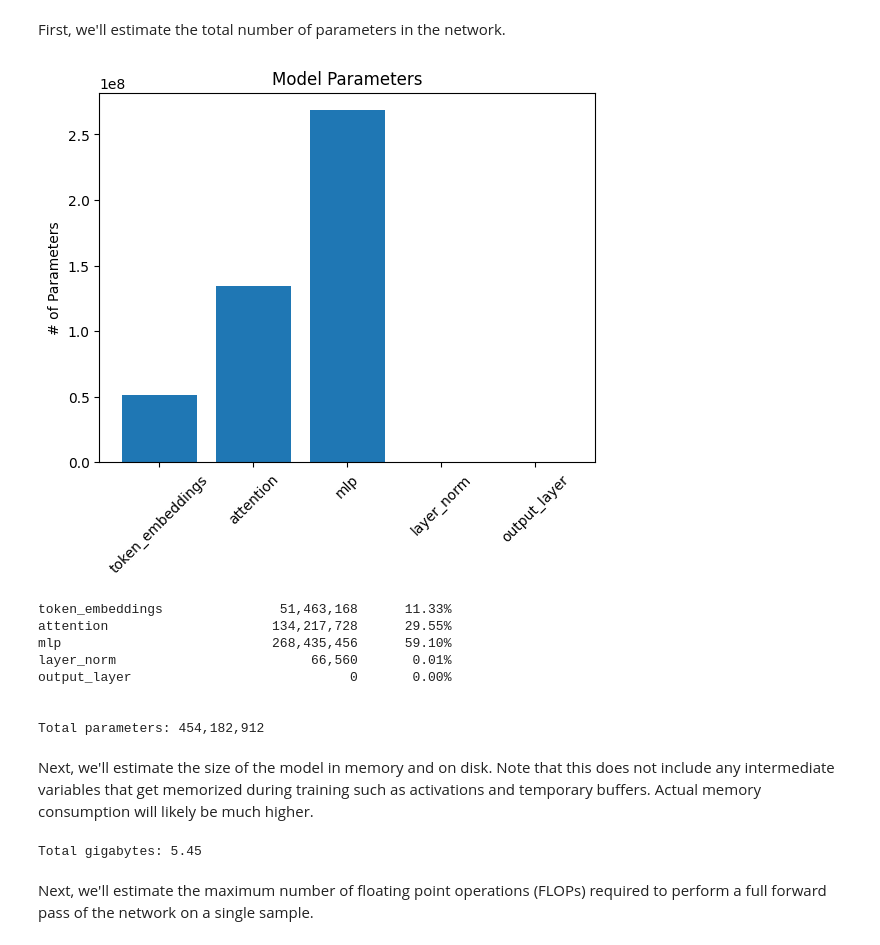
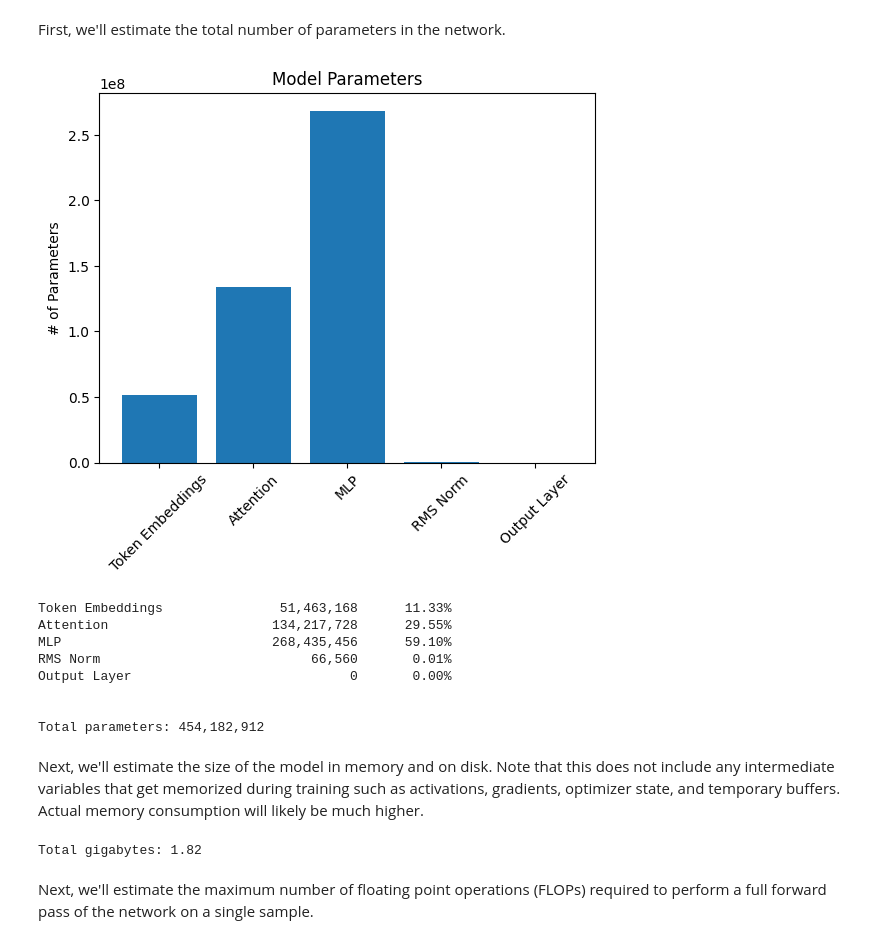
Before and after one commit to andrewdalpino/NoPE-GPT, a Jupyter notebook: model_sizing.ipynb, the cells around one changed output. Saved outputs shown, nothing was run; the diff lists cells and outputs as text; code cells hidden in the pictures.

```diff
--- a/model_sizing.ipynb
+++ b/model_sizing.ipynb
@@ -8,56 +8,52 @@ First, we'll estimate the total number of parameters in the network.
 # %%
 import matplotlib.pyplot as plt
 
 parameter_counts = {
-    "token_embeddings": vocabulary_size * embedding_dimensions,
-    "attention": (embedding_dimensions ** 2 + embedding_dimensions * 3 * embedding_dimensions) * num_hidden_layers,
-    "mlp": embedding_dimensions * 4 * embedding_dimensions * 2 * num_hidden_layers,
-    "layer_norm": embedding_dimensions * num_hidden_layers * 2 + embedding_dimensions,
-    "output_layer": 0, # Tied to token embeddings
+    "Token Embeddings": vocabulary_size * embedding_dimensions,
+    "Attention": (embedding_dimensions ** 2 + embedding_dimensions * 3 * embedding_dimensions) * num_hidden_layers,
+    "MLP": embedding_dimensions * 4 * embedding_dimensions * 2 * num_hidden_layers,
+    "RMS Norm": embedding_dimensions * num_hidden_layers * 2 + embedding_dimensions,
+    "Output Layer": 0, # Tied to token embeddings
 }
 
 plt.bar(parameter_counts.keys(), parameter_counts.values())
 
 plt.title("Model Parameters")
 plt.ylabel("# of Parameters")
 plt.xticks(rotation=45)
 
 plt.show()
 
 total_parameter_count = sum(parameter_counts.values())
 
 for name, count in parameter_counts.items():
     print(f"{name:20s} {count:20,d} {count / total_parameter_count * 100:10.2f}%")
 
 print("\n")
 
 print(f"Total parameters: {total_parameter_count:,}")
 # %% [output]
-[figure, old version]
+[figure, new version]
-token_embeddings               51,463,168      11.33%
-attention                     134,217,728      29.55%
-mlp                           268,435,456      59.10%
-layer_norm                         66,560       0.01%
-output_layer                            0       0.00%
+Token Embeddings               51,463,168      11.33%
+Attention                     134,217,728      29.55%
+MLP                           268,435,456      59.10%
+RMS Norm                           66,560       0.01%
+Output Layer                            0       0.00%
 
 
 Total parameters: 454,182,912
 # %% [markdown]
-Next, we'll estimate the size of the model in memory and on disk. Note that this does not include any intermediate variables that get memorized during training such as activations and temporary buffers. Actual memory consumption will likely be much higher.
+Next, we'll estimate the size of the model in memory and on disk. Note that this does not include any intermediate variables that get memorized during training such as activations, gradients, optimizer state, and temporary buffers. Actual memory consumption will likely be much higher.
 # %%
 bytes_per_parameter = 32 // 8 # Assuming 32-bit floating point
 
-buffers_per_parameter = 2 # Assuming Adam optimizer
+total_bytes = total_parameter_count * bytes_per_parameter
 
-total_values = total_parameter_count + buffers_per_parameter * total_parameter_count
-
-total_bytes_per_parameter = total_values * bytes_per_parameter
-
-total_gigabytes = total_bytes_per_parameter / 1e9
+total_gigabytes = total_bytes / 1e9
 
 print(f"Total gigabytes: {total_gigabytes:,.2f}")
 # %% [output]
-Total gigabytes: 5.45
+Total gigabytes: 1.82
 # %% [markdown]
 Next, we'll estimate the maximum number of floating point operations (FLOPs) required to perform a full forward pass of the network on a single sample.
 # %%
```
Also changed, not shown: parts of 4 cells of this notebook, 4 other files.
